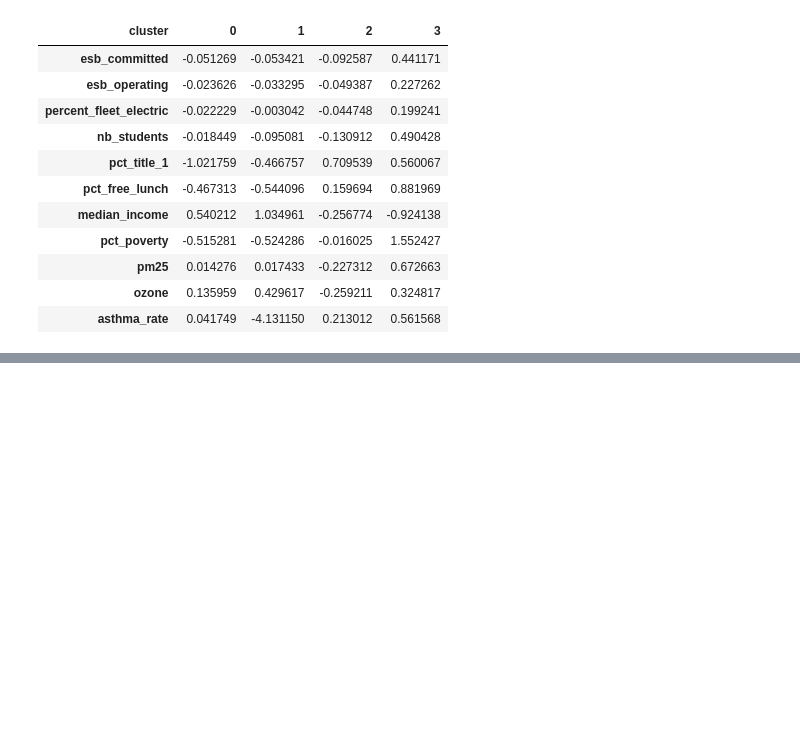
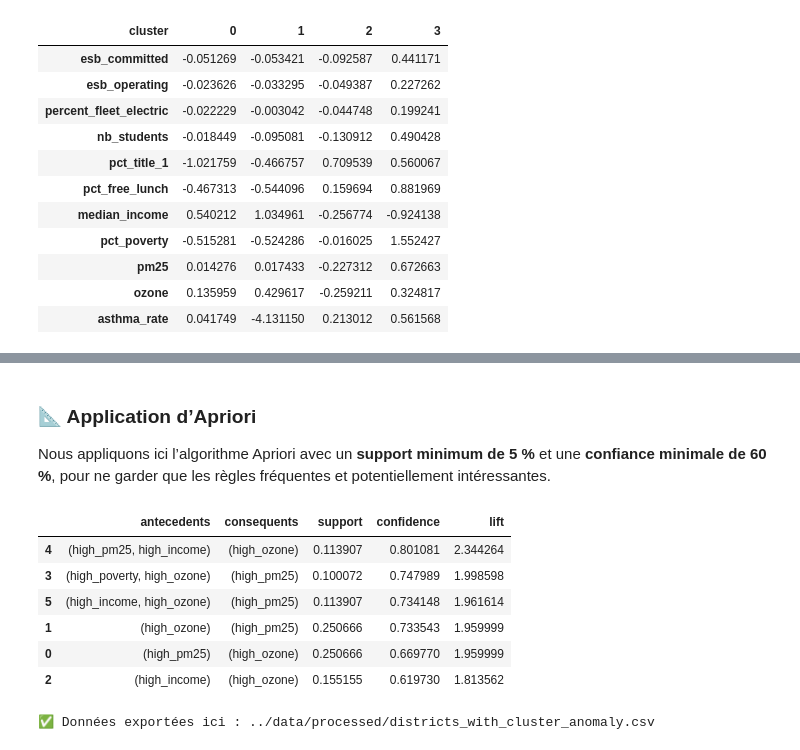
Before and after one commit to Simiamine/Electric_School_Bus_ML_Project, a Jupyter notebook: notebooks/esb_analysis.ipynb, the cells around one changed output, grey strips where cells are left out. Saved outputs shown, nothing was run; the diff lists cells and outputs as text; code cells hidden in the pictures; blank space fills up the shorter version.

```diff
--- a/notebooks/esb_analysis.ipynb
+++ b/notebooks/esb_analysis.ipynb
@@ -267,0 +371,37 @@ cluster_means.T
+# %% [markdown]
+### 📐 Application d’Apriori
+
+Nous appliquons ici l’algorithme Apriori avec un **support minimum de 5 %** et une **confiance minimale de 60 %**, pour ne garder que les règles fréquentes et potentiellement intéressantes.
+# %%
+# 📊 Calcul des itemsets fréquents
+frequent_itemsets = apriori(df_cat_bin, min_support=0.05, use_colnames=True)
+
+# 📏 Génération des règles
+rules = association_rules(frequent_itemsets, metric="confidence", min_threshold=0.6)
+
+# 📋 Trier par lift décroissant
+rules = rules.sort_values(by="lift", ascending=False)
+
+# 👀 Aperçu
+rules[["antecedents", "consequents", "support", "confidence", "lift"]].head(10)
+# %% [output]
+|  | antecedents | consequents | support | confidence | lift |
+| 4 | (high_pm25, high_income) | (high_ozone) | 0.113907 | 0.801081 | 2.344264 |
+| 3 | (high_poverty, high_ozone) | (high_pm25) | 0.100072 | 0.747989 | 1.998598 |
+| 5 | (high_income, high_ozone) | (high_pm25) | 0.113907 | 0.734148 | 1.961614 |
+| 1 | (high_ozone) | (high_pm25) | 0.250666 | 0.733543 | 1.959999 |
+| 0 | (high_pm25) | (high_ozone) | 0.250666 | 0.669770 | 1.959999 |
+| 2 | (high_income) | (high_ozone) | 0.155155 | 0.619730 | 1.813562 |
+# %%
+# 🧾 Fusion finale : données + cluster + anomalie
+df_export = df_districts.copy()
+df_export["cluster"] = df_with_cluster["cluster"]
+df_export["anomaly"] = df_with_cluster["anomaly"]
+
+# Sauvegarde
+output_path = os.path.join("..", "data", "processed", "districts_with_cluster_anomaly.csv")
+df_export.to_csv(output_path, index=False)
+
+print(f"✅ Données exportées ici : {output_path}")
+# %% [output]
+✅ Données exportées ici : ../data/processed/districts_with_cluster_anomaly.csv
```
Also changed, not shown: parts of 8 cells of this notebook.
